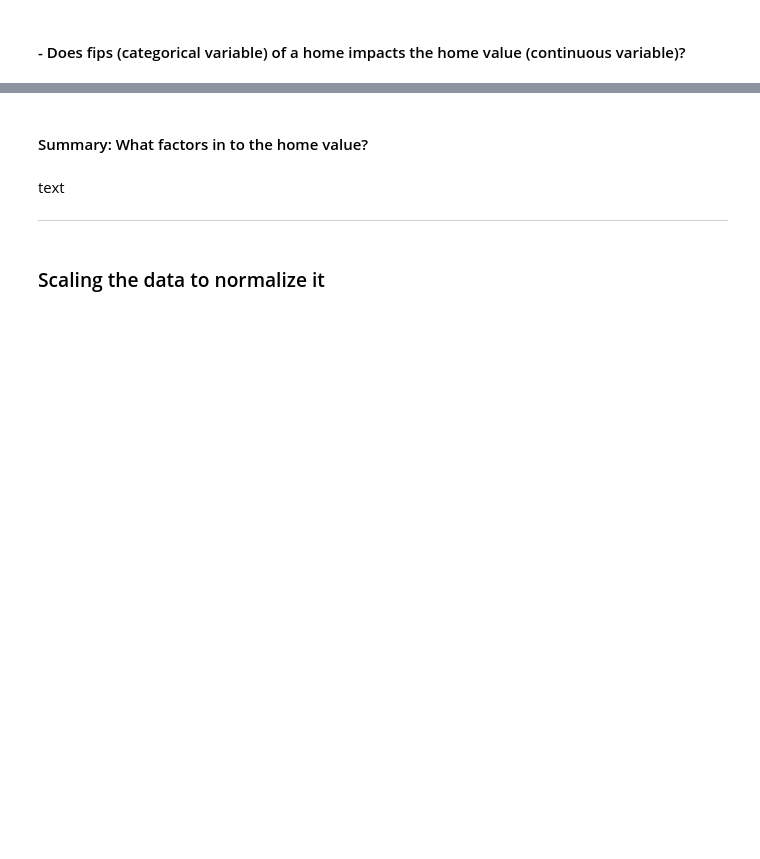
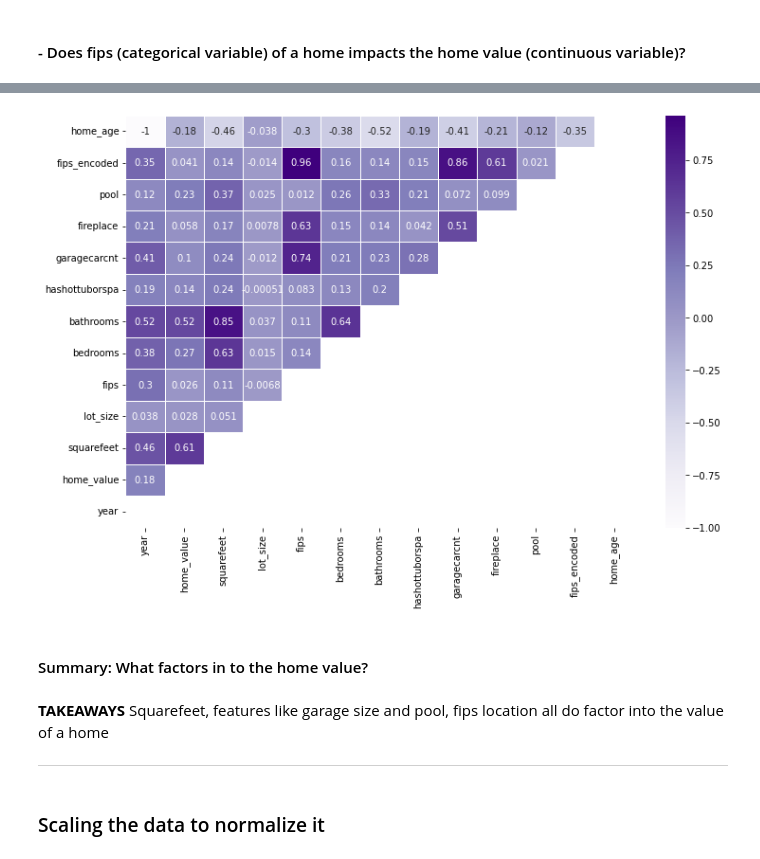
Before and after one commit to mil2tech/regression_project, a Jupyter notebook: Report.ipynb, the cells around one changed output, grey strips where cells are left out. Saved outputs shown, nothing was run; the diff lists cells and outputs as text; code cells hidden in the pictures; blank space fills up the shorter version.

```diff
--- a/Report.ipynb
+++ b/Report.ipynb
@@ -224,0 +291,5 @@ I have answered these questions
+# %%
+# Create the correlation matrix for all exams.
+
+zill_corr = train.corr()
+zill_corr
@@ -225,9 +311,18 @@ I have answered these questions
+# %%
+plt.figure(figsize=(12,8))
+sns.heatmap(zill_corr, cmap='Purples', annot=True, linewidth=0.5, mask= np.triu(zill_corr))
+plt.ylim(0, 13)
+
+plt.show()
+# %% [output]
+[figure, added]
 # %% [markdown]
 #### Summary: What factors in to the home value?
-# %% [markdown]
-text
-
----
+# %% [markdown]
+**TAKEAWAYS**
+Squarefeet, features like garage size and pool, fips location all do factor into the value of a home
+
+---
 # %% [markdown]
 ### Scaling the data to normalize it
 # %%
```
Also changed, not shown: parts of 14 cells of this notebook, 1 other file.
